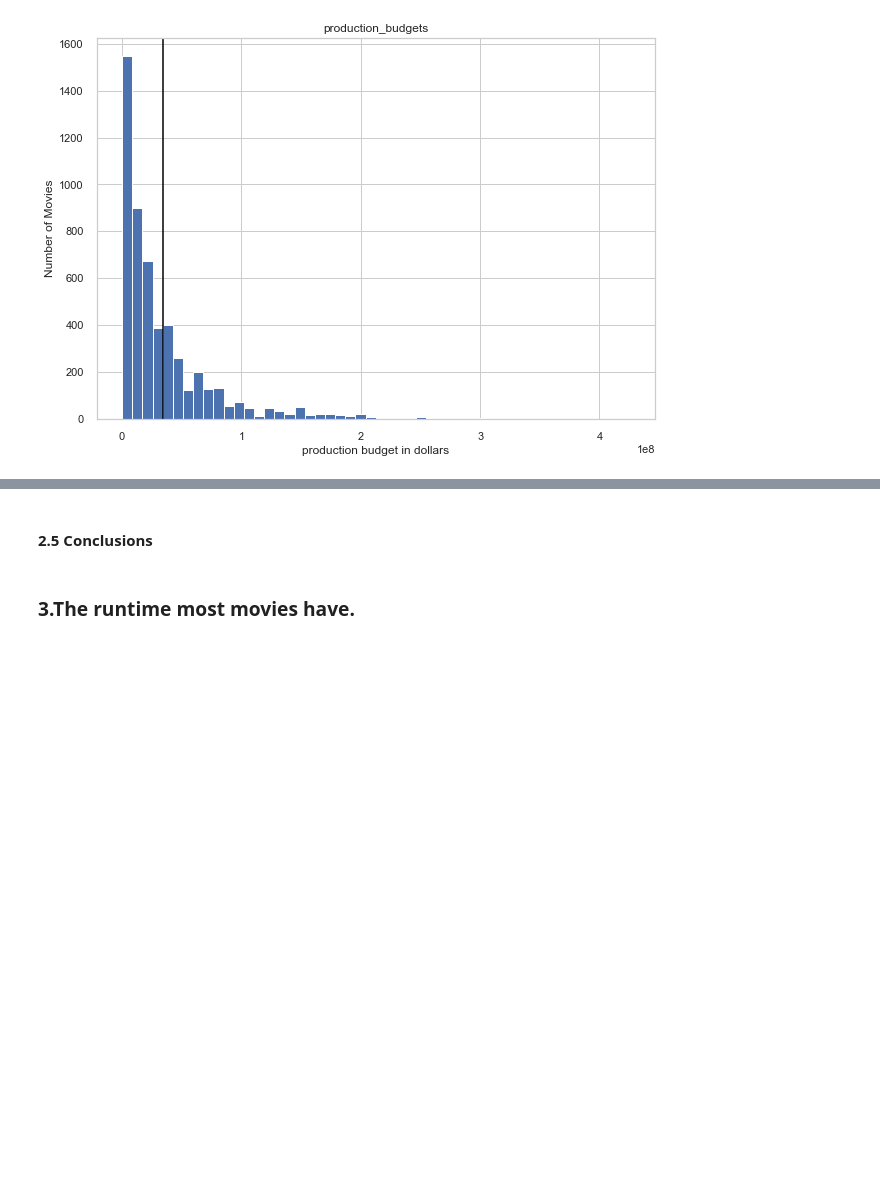
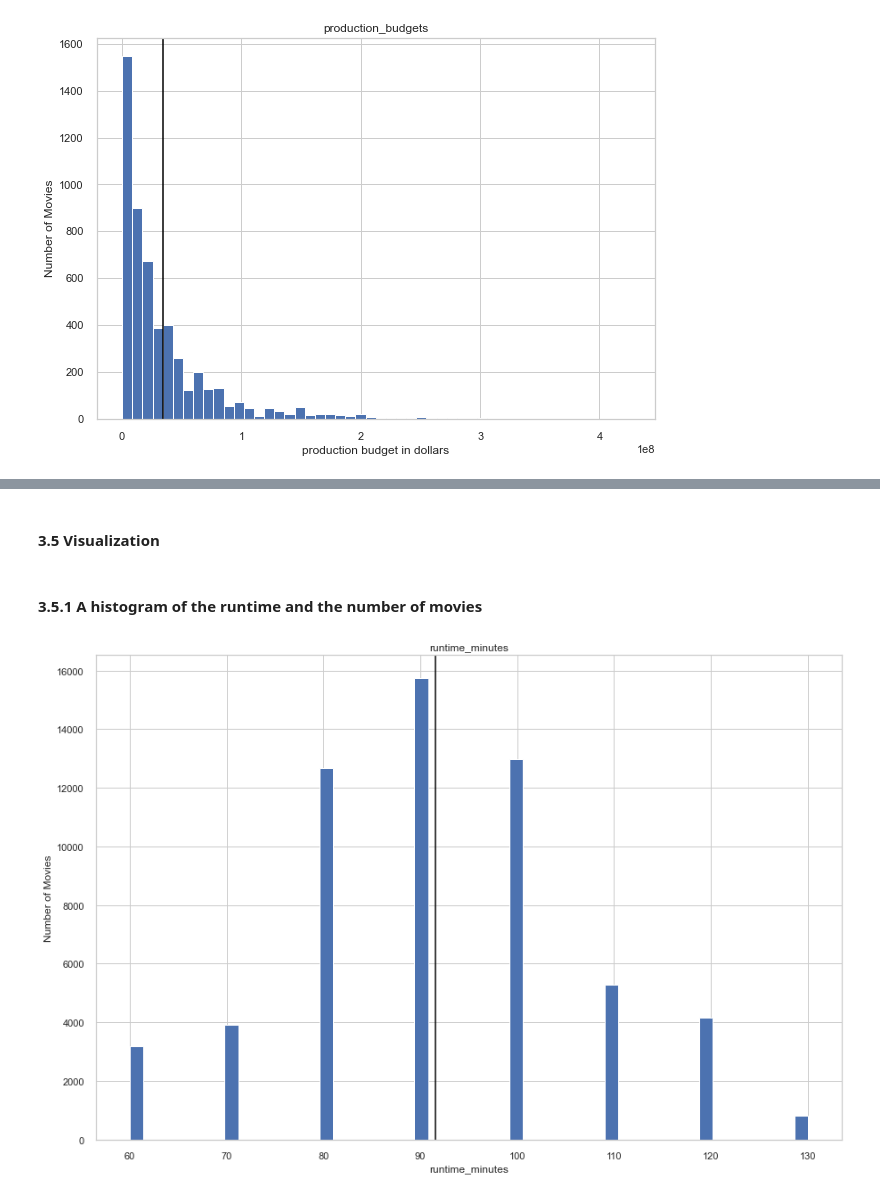
Before and after one commit to Muramati/dsc-phase-1-project-v2-4, a Jupyter notebook: student.ipynb, the cells around one changed output, grey strips where cells are left out. Drawn from its saved outputs; the diff is of its cells as text; code cells hidden in the pictures; blank space fills up the shorter version.

```diff
--- a/student.ipynb
+++ b/student.ipynb
@@ -407,0 +420,7 @@ print(mean)
+# %%
+#use SQL to select columns from different tables and joining them
+runtime_genre_rating = pd.read_sql("""SELECT movie_id, primary_title, genres ,runtime_minutes, averagerating
+                                            FROM movie_basics
+                                            JOIN movie_ratings
+                                            USING (movie_id);
+                                    """,conn )
@@ -407,0 +429,5 @@ print(mean)
+# %%
+#drop all duplicates
+runtime_genre_rating.dropna(inplace=True)
+#drop all duplicates by specifying the range in runtime_minutes column
+runtime_genre_rating = runtime_genre_rating[runtime_genre_rating['runtime_minutes'].isin(range(55,130))]
@@ -407,0 +453,4 @@ print(mean)
+# %%
+#round off the minutes to the nearest 10 for easier plotting
+runtime_genre_rating['runtime_minutes'] = round(runtime_genre_rating['runtime_minutes'], -1)
+runtime_genre_rating
@@ -408,4 +474,20 @@ print(mean)
+# %%
+#reset the index
+runtime_genre_rating.reset_index(inplace=True)
+#drop the former index column
+movie_runtime = runtime_genre_rating.drop(['index'], axis=1)
+#set movie_id as the new index
+movie_runtime.set_index('movie_id', inplace=True)
 # %% [markdown]
-#### 2.5 Conclusions
+#### 3.5 Visualization
-# %% [markdown]
-### **3.The runtime most movies have.**
+# %% [markdown]
+#### 3.5.1 A histogram of the runtime and the number of movies
+# %%
+#plot a histogram showing the number of movies and their rounded off runtimes
+ax = movie_runtime.runtime_minutes.plot.hist(title ="runtime_minutes",figsize=(15,10), bins = 50)
+mean = runtime_genre_rating['runtime_minutes'].mean()
+ax.set_xlabel('runtime_minutes')
+ax.axvline(mean, color="black")
+ax.set_ylabel('Number of Movies');
+# %% [output]
+[figure, added]
```
Also changed, not shown: parts of 22 cells of this notebook, 1 other file.
